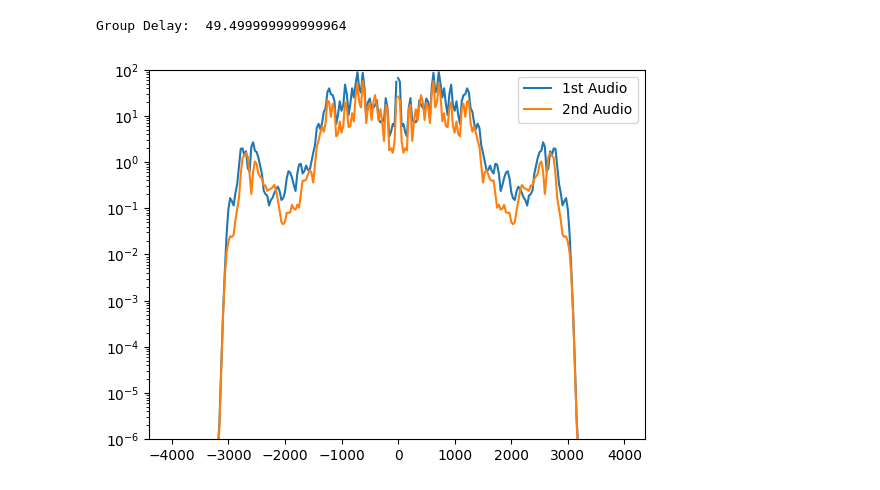
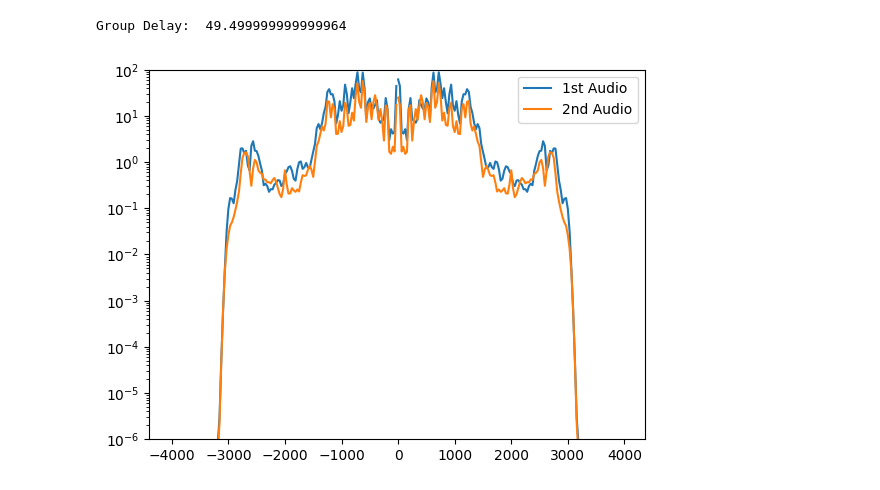
Before and after one commit to cleversonahum/digital_transmission_codes, a Jupyter notebook: codes/am-exercise-1.ipynb, the cells around one changed output. Cells and saved outputs as stored; diff of their text form; code cells hidden in the pictures.

Commit message:
AM receiver using Homodyne reception

```diff
--- a/codes/am-exercise-1.ipynb
+++ b/codes/am-exercise-1.ipynb
@@ -255,9 +251,12 @@ len(audio1_resampled)
 # %% [markdown]
 So, even inserting the delay of the filter, the signal still having 80000 samples as before, so it means that we lost group_delay=49 samples since we can't recover them. Here we will apply a simple process to realign our signal by starting our signal at sample 49 and inserting constant values in the final of our signal to complete 80000 samples. It is important to emphasize that more intelligent methods could be used such as using [filtfilt function](https://docs.scipy.org/doc/scipy-0.13.0/reference/generated/scipy.signal.filtfilt.html), but here we are focusing on keep it simple and transparent. Let's start.
 # %%
-tmp_audio1_resampled = np.zeros(len(audio1_resampled)) # The final values will be all zero
-tmp_audio1_resampled[0:len(tmp_audio1_resampled)-int(np.floor(group_delay))] = audio1_resampled[int(np.floor(group_delay)):]
-audio1_resampled = tmp_audio1_resampled
+def rm_transient(x, group_delay):
+	tmp_x = np.zeros(len(x)) # The final values will be all zero
+	tmp_x[0:len(tmp_x)-int(np.floor(group_delay))] = x[int(np.floor(group_delay)):]
+	return tmp_x
+audio1_resampled = rm_transient(audio1_resampled, group_delay)
+audio2_resampled = rm_transient(audio2_resampled, group_delay)
 plt.figure()
 plt.plot(audio1_resampled, label="1st Audio")
 plt.legend()
@@ -279,10 +295,10 @@ phase = np.pi
 x = (A1+audio1_resampled)*np.cos(2*np.pi*n*carriers[0]+phase)+(A2+audio2_resampled)*np.cos(2*np.pi*n*carriers[1]+phase)
 # %%
 # Creating a noise in according to SNR value and inserting into signal x
-SNR_db = 90
+SNR_db = 40
 power_x = np.mean(np.power(x,2))
 noise = np.sqrt(power_x/(np.power(10,SNR_db/10)))*np.random.randn(len(x))
 noise_power = np.mean(np.power(noise,2))
-rx = x#+noise
+rx = x+noise
 print(10*np.log10(power_x/noise_power))
 # %% [output]
@@ -319,35 +335,36 @@ for filter in [B, B2]:
 Group Delay:  49.499999999999986
 [figure]
 Group Delay:  49.499999999999964
+# %%
+# Apply the filter on received signals with upsampling
+rbb1 = signal.lfilter(B, 1, rbb1)
+rbb2 = signal.lfilter(B, 1, rbb2)
+
+# Resampling signals to 8kHz
+rbb1_resampled = downsample_prefilter(rbb1, U)
+rbb2_resampled = downsample_prefilter(rbb2, U)
+
+# Removing group delay from filter effect
+rbb1_resampled = rm_transient(rbb1_resampled, group_delay)
+rbb2_resampled = rm_transient(rbb2_resampled, group_delay)
 # %%
-# Apply the filter on received signals with upsampling
-rbb1 = signal.lfilter(B, 1, rbb1)
-rbb2 = signal.lfilter(B, 1, rbb2)
-
-# Resampling signals to 8kHz
-rbb1_resampled = signal.resample(rbb1, int(Fs1*t))
-rbb2_resampled = signal.resample(rbb2, int(Fs2*t))
-
-# Using only the magnitude of the signal
-mx1 = np.abs(rbb1_resampled)
-mx2 = np.abs(rbb2_resampled)
-
 # Filtering again using original FS
-mx1_filtered = signal.lfilter(B2, 1, mx1)
-mx2_filtered = signal.lfilter(B2, 1, mx2)
+mx1_filtered = signal.lfilter(B2, 1, rbb1_resampled)
+mx2_filtered = signal.lfilter(B2, 1, rbb2_resampled)
 
 # removing average noise
 mx1_denoised = mx1_filtered - np.mean(mx1_filtered)
 mx2_denoised = mx2_filtered - np.mean(mx2_filtered)
 
 fmx1, ymx1 = signal.welch(mx1_denoised, Fs1, return_onesided=False)
 fmx2, ymx2 = signal.welch(mx2_denoised, Fs2, return_onesided=False)
 plt.figure()
 plt.semilogy(fmx1, ymx1, label="1st Audio")
 plt.semilogy(fmx2, ymx2, label="2nd Audio")
 plt.ylim([1e-6, 1e+2])
 plt.legend()
 plt.show()
-iowav.write('../data/test.wav', Fs1, (mx1_denoised).astype(np.int16))
+iowav.write('../data/rx_audio1.wav', Fs1, (mx1_denoised).astype(np.int16))
+iowav.write('../data/rx_audio2.wav', Fs2, (mx2_denoised).astype(np.int16))
 # %% [output]
-[figure, old version]
+[figure, new version]
```
Also changed, not shown: parts of 15 cells of this notebook.
